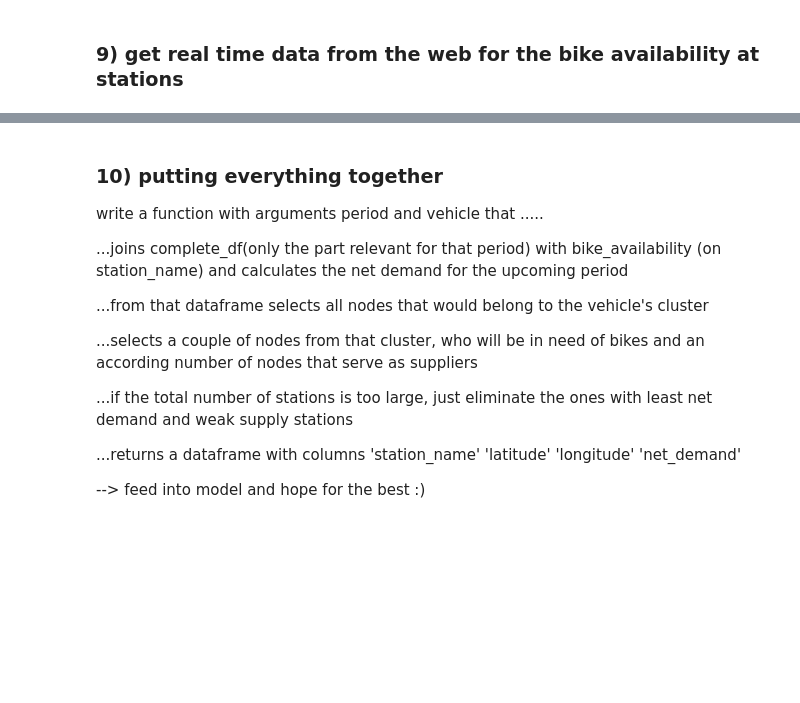
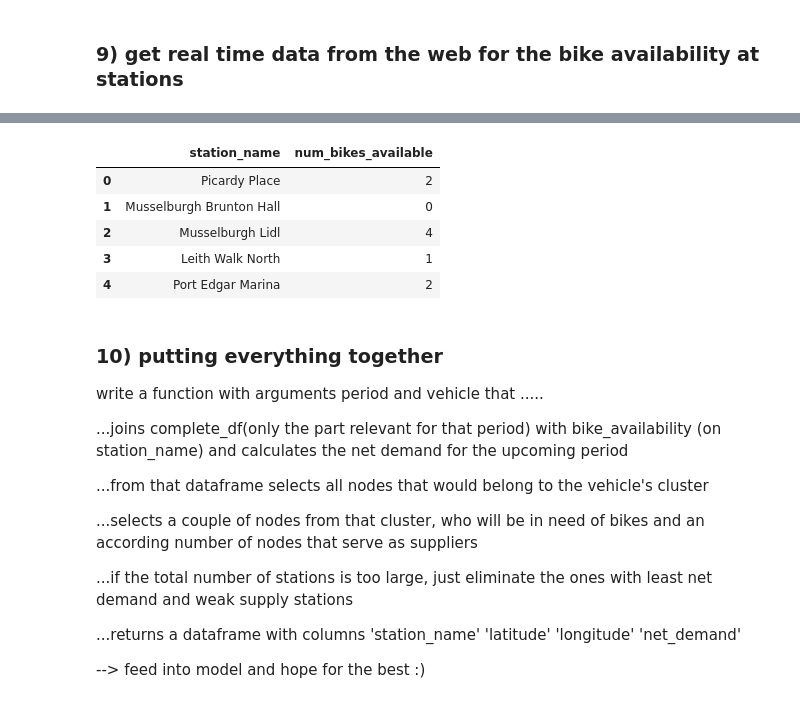
Before and after one commit to NikolasHe/MMCS_Project, a Jupyter notebook: notebook.ipynb, the cells around one changed output, grey strips where cells are left out. Saved outputs shown, nothing was run; the diff lists cells and outputs as text; code cells hidden in the pictures; blank space fills up the shorter version.

```diff
--- a/notebook.ipynb
+++ b/notebook.ipynb
@@ -849,3 +854,13 @@ bike_availability[['station_name','num_bikes_available']]
+# %%
+bikes_av = bike_availability[['station_name','num_bikes_available']]
+bikes_av.head()
+# %% [output]
+|  | station_name | num_bikes_available |
+| 0 | Picardy Place | 2 |
+| 1 | Musselburgh Brunton Hall | 0 |
+| 2 | Musselburgh Lidl | 4 |
+| 3 | Leith Walk North | 1 |
+| 4 | Port Edgar Marina | 2 |
 # %% [markdown]
 ### 10) putting everything together
 
```
Also changed, not shown: parts of 3 cells of this notebook.
